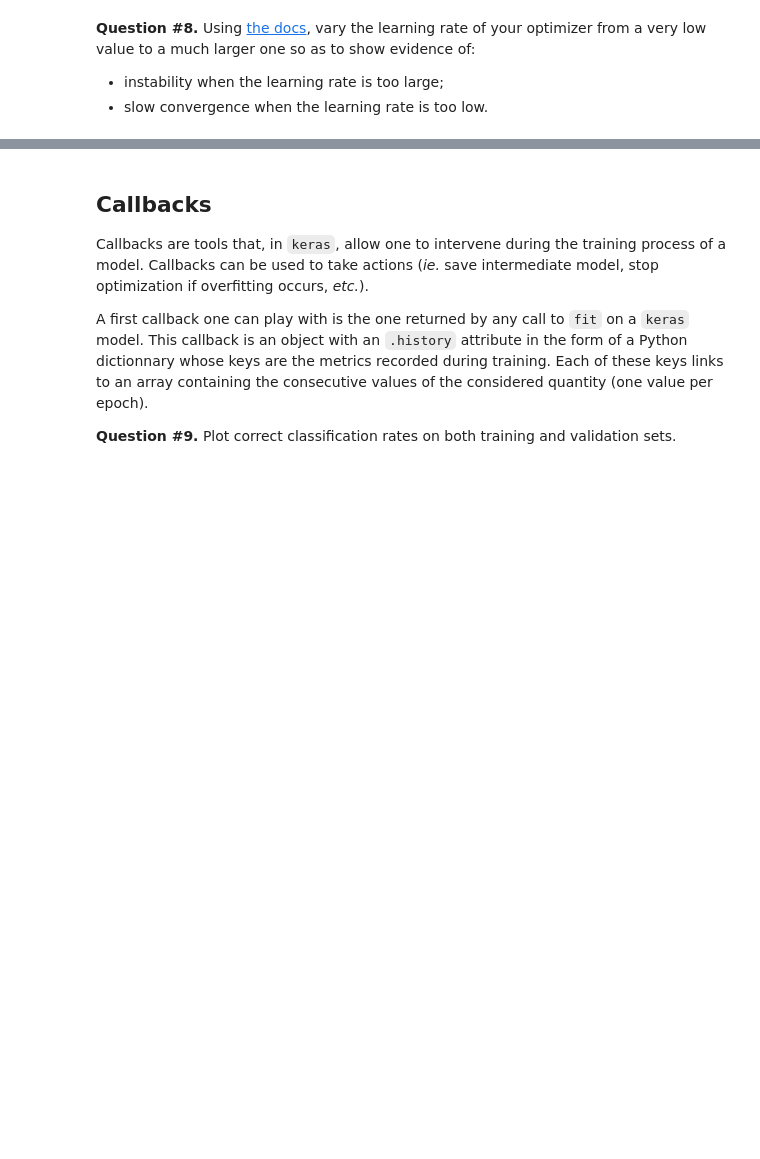
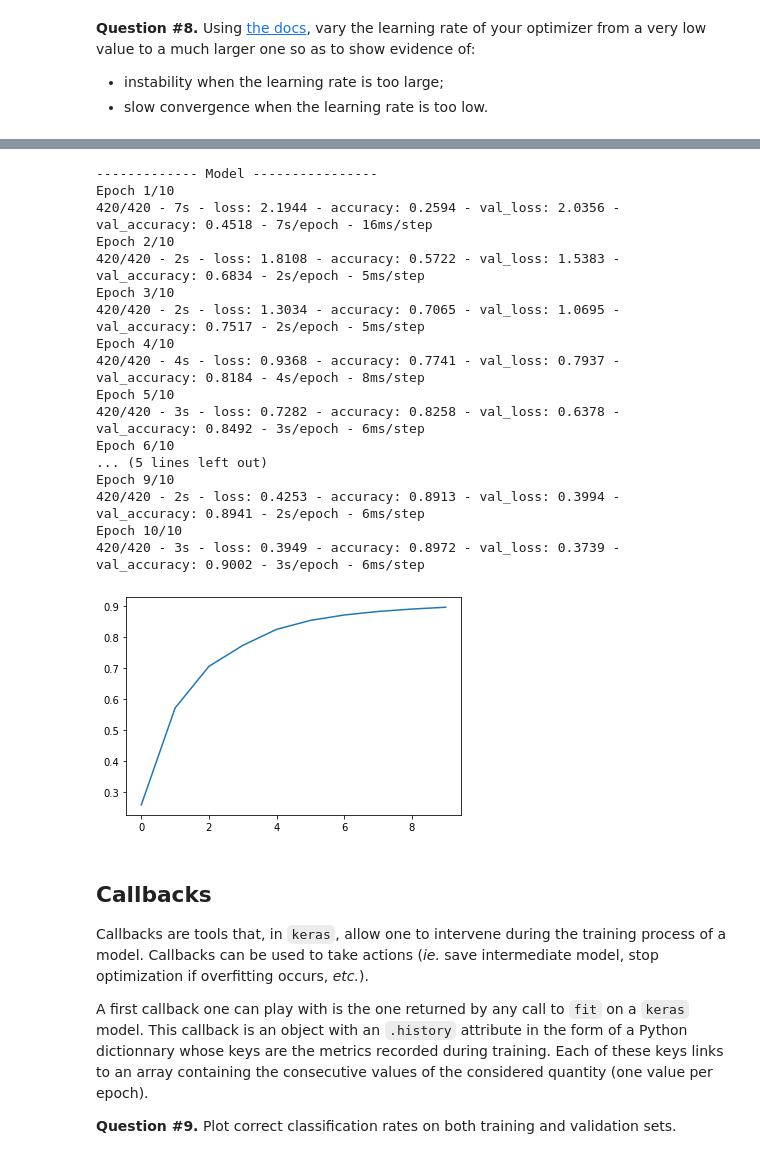
Before and after one commit to GuillaumeBgc/GuillaumeBeguec, a Jupyter notebook: MLP.ipynb, the cells around one changed output, grey strips where cells are left out. Drawn from its saved outputs; the diff is of its cells as text; code cells hidden in the pictures; blank space fills up the shorter version.

```diff
--- a/MLP.ipynb
+++ b/MLP.ipynb
@@ -267,3 +399,38 @@ To do so, `keras` allows to pass, at `fit` time, a fraction of the training data
+# %%
+model = Sequential([
+    InputLayer(input_shape=x_train.shape[1:]),
+    Dense(units=128, activation="relu"),
+    Dense(units=128, activation="relu"),
+    Dense(units=128, activation="relu"),
+    Dense(units=y_train.shape[1], activation="softmax")
+])
+print("------------- Model ----------------")
+
+import tensorflow as tf
+
+model.compile(loss="categorical_crossentropy", optimizer=tf.keras.optimizers.Adam(learning_rate=0.00001), metrics=["accuracy"])
+h=model.fit(x_train, y_train, epochs=10, batch_size=100, verbose=2, validation_split=0.3)
+plt.plot(h.history["accuracy"])
+plt.show()
+# %% [output]
+------------- Model ----------------
+Epoch 1/10
+420/420 - 7s - loss: 2.1944 - accuracy: 0.2594 - val_loss: 2.0356 - val_accuracy: 0.4518 - 7s/epoch - 16ms/step
+Epoch 2/10
+420/420 - 2s - loss: 1.8108 - accuracy: 0.5722 - val_loss: 1.5383 - val_accuracy: 0.6834 - 2s/epoch - 5ms/step
+Epoch 3/10
+420/420 - 2s - loss: 1.3034 - accuracy: 0.7065 - val_loss: 1.0695 - val_accuracy: 0.7517 - 2s/epoch - 5ms/step
+Epoch 4/10
+420/420 - 4s - loss: 0.9368 - accuracy: 0.7741 - val_loss: 0.7937 - val_accuracy: 0.8184 - 4s/epoch - 8ms/step
+Epoch 5/10
+420/420 - 3s - loss: 0.7282 - accuracy: 0.8258 - val_loss: 0.6378 - val_accuracy: 0.8492 - 3s/epoch - 6ms/step
+Epoch 6/10
+... (5 lines left out)
+Epoch 9/10
+420/420 - 2s - loss: 0.4253 - accuracy: 0.8913 - val_loss: 0.3994 - val_accuracy: 0.8941 - 2s/epoch - 6ms/step
+Epoch 10/10
+420/420 - 3s - loss: 0.3949 - accuracy: 0.8972 - val_loss: 0.3739 - val_accuracy: 0.9002 - 3s/epoch - 6ms/step
+[figure, added]
 # %% [markdown]
 ## Callbacks
 
```
Also changed, not shown: parts of 17 cells of this notebook.
